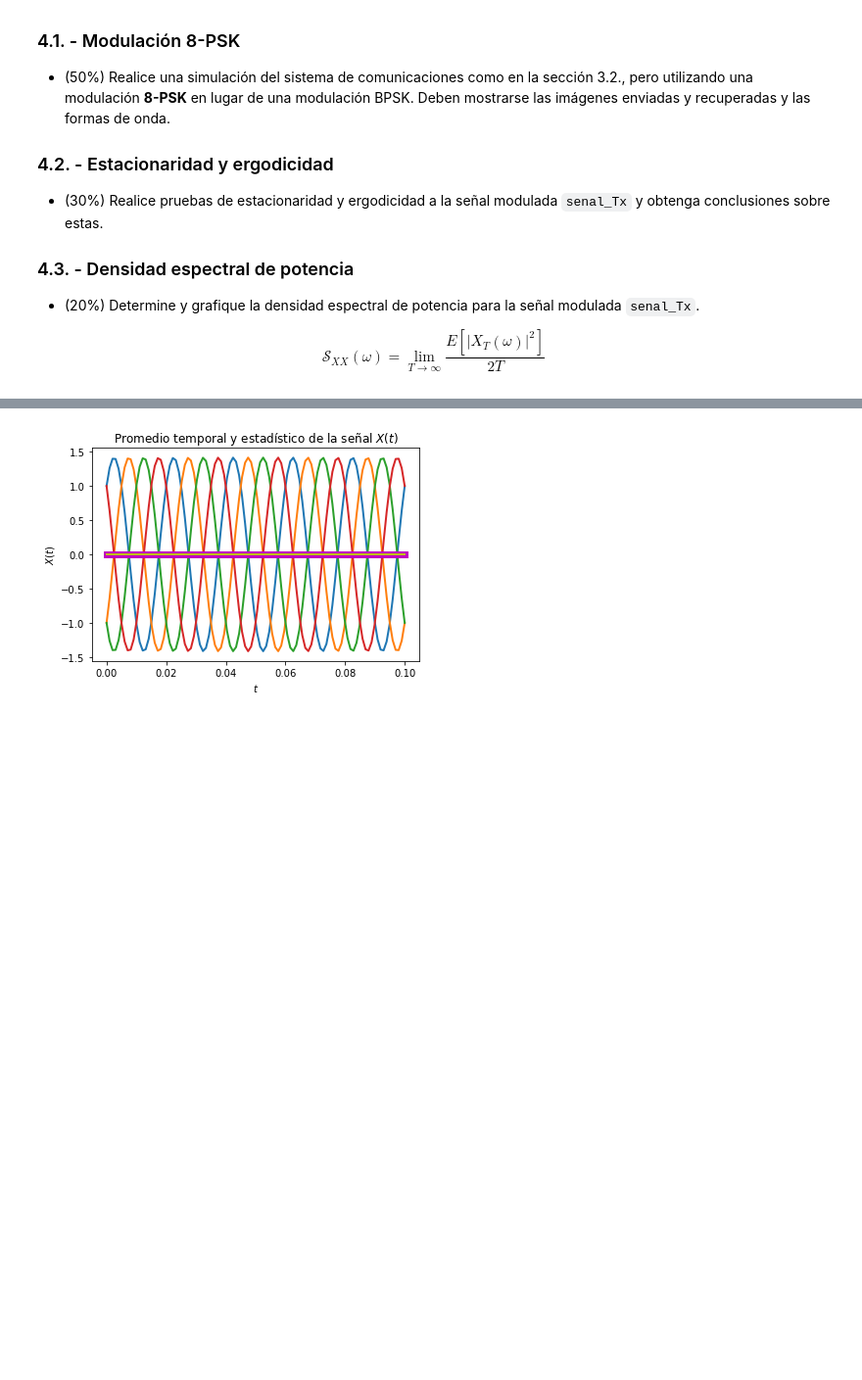
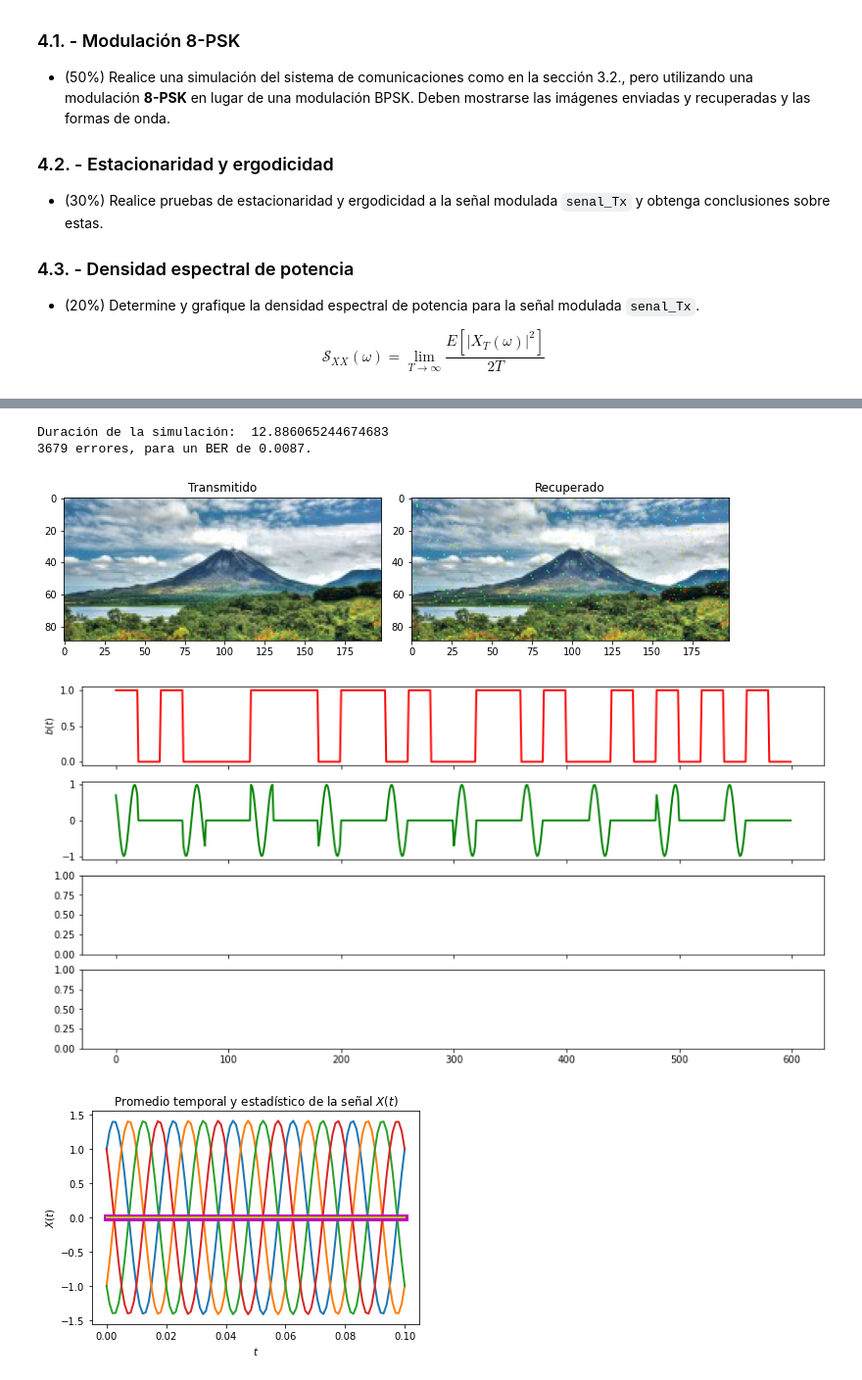
Before and after one commit to kathalsol/Tema4, a Jupyter notebook: P4 (1).ipynb, the cells around one changed output, grey strips where cells are left out. Shown at 98% size. Saved outputs shown, nothing was run; the diff lists cells and outputs as text; code cells hidden in the pictures; blank space fills up the shorter version.

```diff
--- a/P4 (1).ipynb
+++ b/P4 (1).ipynb
@@ -882,3 +922,11 @@ KeyboardInterrupt:
+# %%
+# Se obtiene la respuesta de parta 4.1
+senal_Tx = modulación_8PSK()
+# %% [output]
+Duración de la simulación:  12.886065244674683
+3679 errores, para un BER de 0.0087.
+[figure, added]
+[figure, added]
 # %%
 import matplotlib.pyplot as plt
 
```
Also changed, not shown: parts of 3 cells of this notebook.
